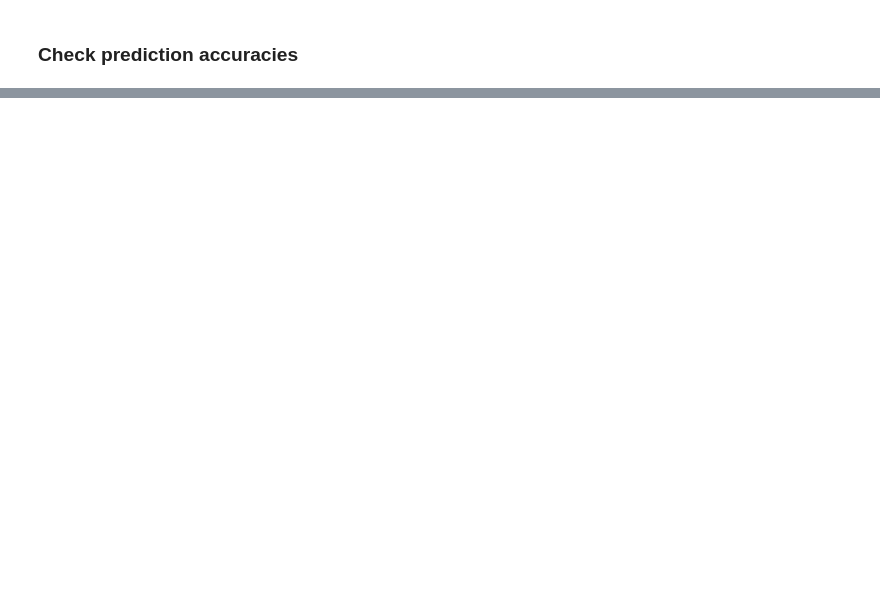
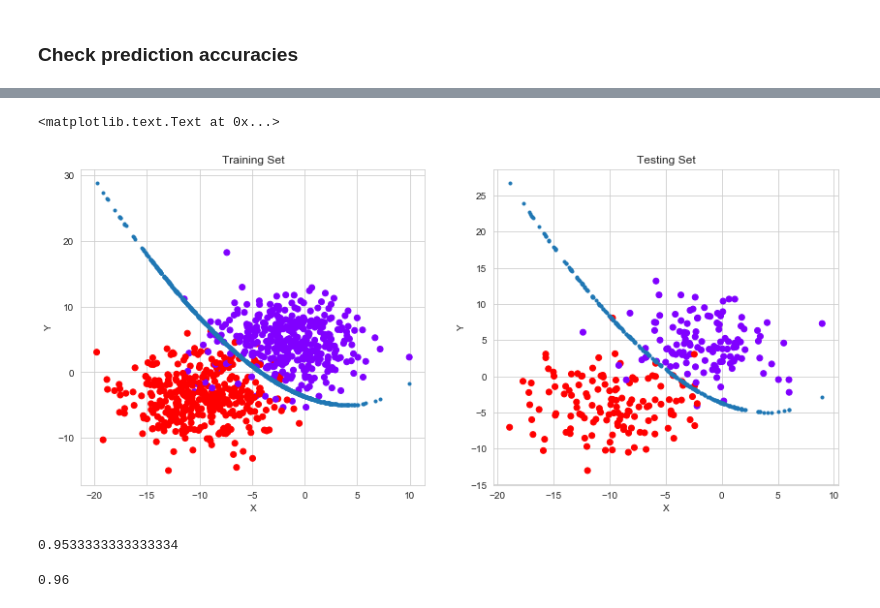
Before and after one commit to truzmeto/EM_GaussianMixture, a Jupyter notebook: LogReg_demo.ipynb, the cells around one changed output, grey strips where cells are left out. Cells and saved outputs as stored; diff of their text form; code cells hidden in the pictures; blank space fills up the shorter version.

```diff
--- a/LogReg_demo.ipynb
+++ b/LogReg_demo.ipynb
@@ -83,0 +93,45 @@ getAccuracy(labels=test_labs, pred_labels = pred_test,method="class")
+# %%
+#add more polynomials
+Dt = np.concatenate((Dtrain,Dtrain[:,[0]]**2, Dtrain[:,[0]]* Dtrain[:,[1]]),axis=1)
+Dte = np.concatenate((Dtest,Dtest[:,[0]]**2, Dtest[:,[0]]* Dtest[:,[1]]),axis=1)
+# %%
+#add bias unit
+Train = add_bias(Dt)
+Test = add_bias(Dte)
+
+#train and optimal weights
+theta = train(Train ,y = train_labs, num_iters=3000)
+
+#make predictions on training and test sets
+pred_train = test(Train, theta)
+pred_test = test(Test, theta)
+# %%
+#calculate desision boundary
+fit_train = - np.dot(Train,theta)/(theta[2] + theta[4]*Xtrain)  + Ytrain
+fit_test = - np.dot(Test,theta)/(theta[2] + theta[4]*Xtest) + Ytest
+# %%
+#plot results
+sns.set_style("whitegrid")
+fig = plt.figure(figsize=(14,6))
+p1 = plt.subplot(121, title = 'Training Set')
+plt.scatter(Xtrain , Ytrain, c = train_labs, cmap='rainbow')
+plt.plot(Xtrain, fit_train,'.')
+plt.ylabel('Y')
+plt.xlabel('X')
+
+p2 = plt.subplot(122, title = 'Testing Set')
+plt.scatter(Xtest , Ytest, c = test_labs, cmap='rainbow')
+plt.plot(Xtest, fit_test,'.')
+plt.xlabel('X')
+plt.ylabel('Y')
+# %% [output]
+<matplotlib.text.Text at 0x...>
+[figure, added]
+# %%
+getAccuracy(labels=train_labs, pred_labels = pred_train,method="class")
+# %% [output]
+0.9533333333333334
+# %%
+getAccuracy(labels=test_labs, pred_labels = pred_test,method="class")
+# %% [output]
+0.96
```
Also changed, not shown: parts of 8 cells of this notebook, 1 other file.
